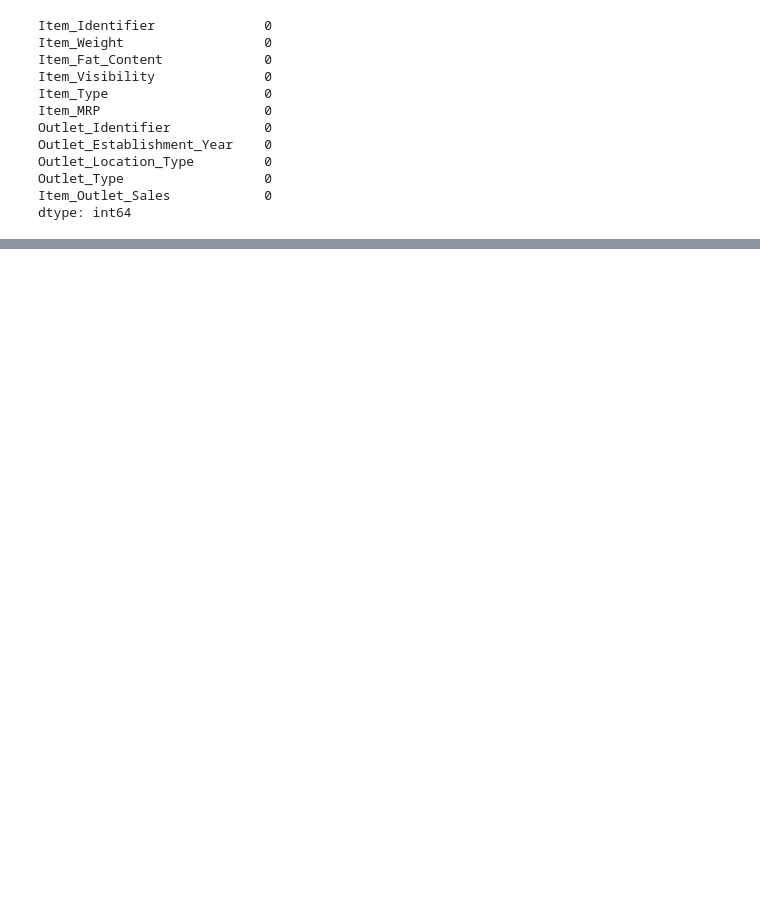
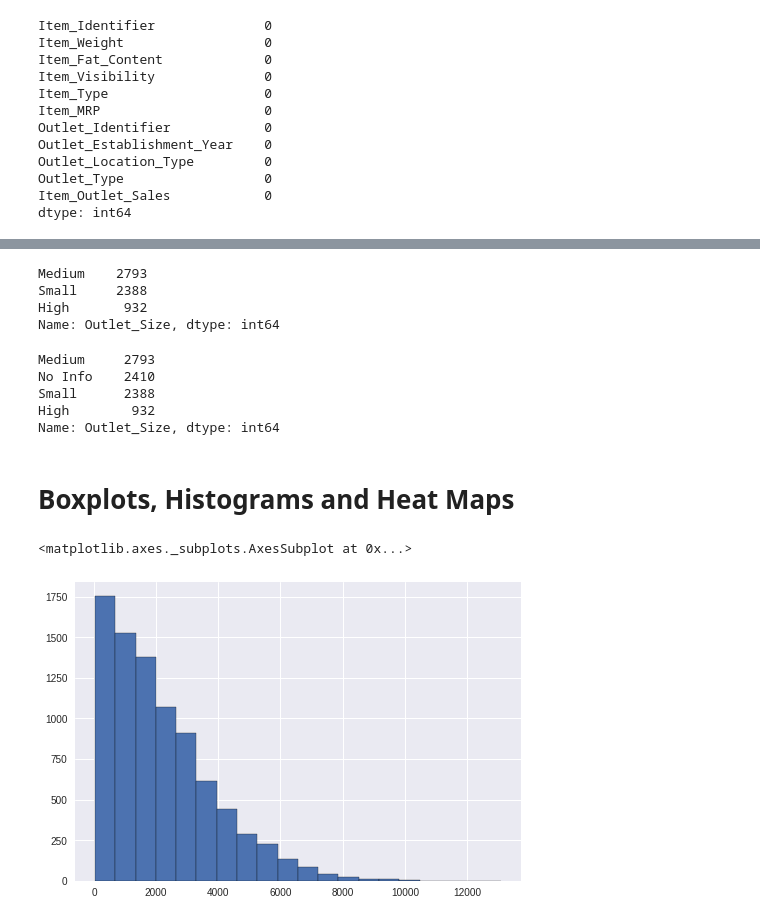
Before and after one commit to dee-ah-nuh/Food-Sales-Predictions, a Jupyter notebook: Food_Sales_Prediction.ipynb, the cells around one changed output, grey strips where cells are left out. Saved outputs shown, nothing was run; the diff lists cells and outputs as text; code cells hidden in the pictures; blank space fills up the shorter version.

```diff
--- a/Food_Sales_Prediction.ipynb
+++ b/Food_Sales_Prediction.ipynb
@@ -193,0 +246,16 @@ dtype: float64
+# %%
+df['Outlet_Size'].value_counts()
+# %% [output]
+Medium    2793
+Small     2388
+High       932
+Name: Outlet_Size, dtype: int64
+# %%
+df['Outlet_Size'].fillna('No Info', inplace=True)
+df['Outlet_Size'].value_counts()
+# %% [output]
+Medium     2793
+No Info    2410
+Small      2388
+High        932
+Name: Outlet_Size, dtype: int64
@@ -193,0 +265,8 @@ dtype: float64
+# %% [markdown]
+# Boxplots, Histograms and Heat Maps
+# %%
+plt.style.use('seaborn')
+df["Item_Outlet_Sales"].hist(bins=20, edgecolor = 'black')
+# %% [output]
+<matplotlib.axes._subplots.AxesSubplot at 0x...>
+[figure, added]
```
Also changed, not shown: parts of 30 cells of this notebook.
